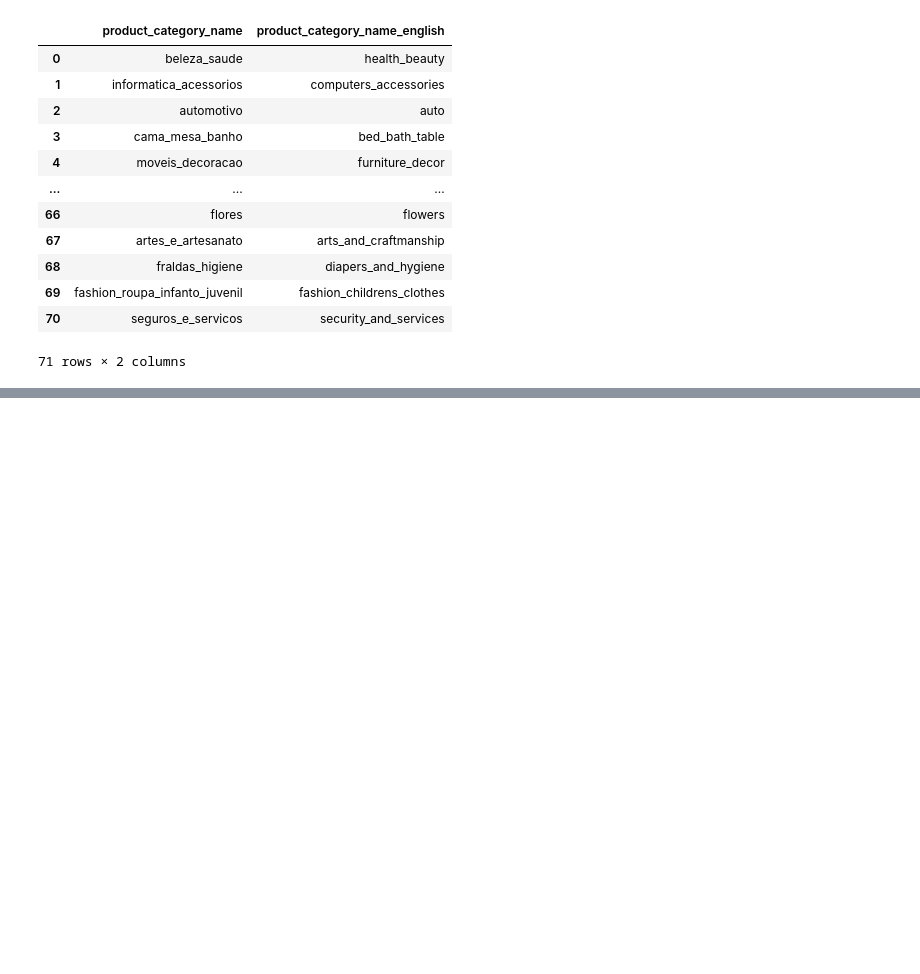
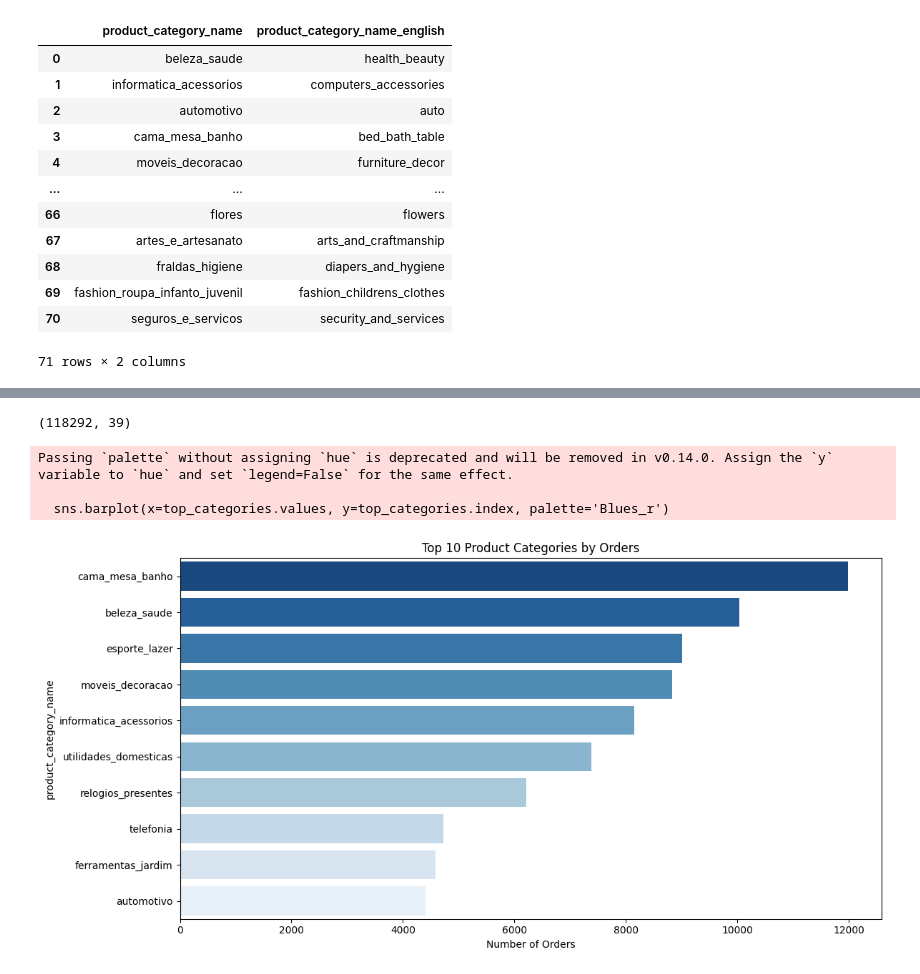
Before and after one commit to MohamedNser/ecommerce-analysis-data-analysis-practice, a Jupyter notebook: brazilian-date-e-commerce.ipynb, the cells around one changed output, grey strips where cells are left out. Drawn from its saved outputs; the diff is of its cells as text; code cells hidden in the pictures; blank space fills up the shorter version.

```diff
--- a/brazilian-date-e-commerce.ipynb
+++ b/brazilian-date-e-commerce.ipynb
@@ -728,0 +840,12 @@ cat
+# %%
+df = df.dropna(subset=['payment_type', 'payment_value'])
+# %%
+cols = ['product_category_name', 'product_name_lenght',
+        'product_description_lenght', 'product_photos_qty']
+df[cols] = df[cols].fillna('Unknown')
+# %%
+cols = ['product_weight_g', 'product_length_cm',
+        'product_height_cm', 'product_width_cm']
+df[cols] = df[cols].fillna(df[cols].median())
+# %%
+df = df.dropna(subset=['order_approved_at'])
@@ -728,0 +872,4 @@ cat
+# %%
+print(df.shape)
+# %% [output]
+(118292, 39)
@@ -728,0 +879,15 @@ cat
+# %%
+# 1. Top 10 Categories by Orders
+top_categories = df.groupby('product_category_name')['order_id'].count().sort_values(ascending=False).head(10)
+
+plt.figure(figsize=(12,6))
+sns.barplot(x=top_categories.values, y=top_categories.index, palette='Blues_r')
+plt.title('Top 10 Product Categories by Orders')
+plt.xlabel('Number of Orders')
+plt.tight_layout()
+plt.show()
+# %% [output]
+Passing `palette` without assigning `hue` is deprecated and will be removed in v0.14.0. Assign the `y` variable to `hue` and set `legend=False` for the same effect.
+
+  sns.barplot(x=top_categories.values, y=top_categories.index, palette='Blues_r')
+[figure, added]
```
Also changed, not shown: parts of 24 cells of this notebook.
